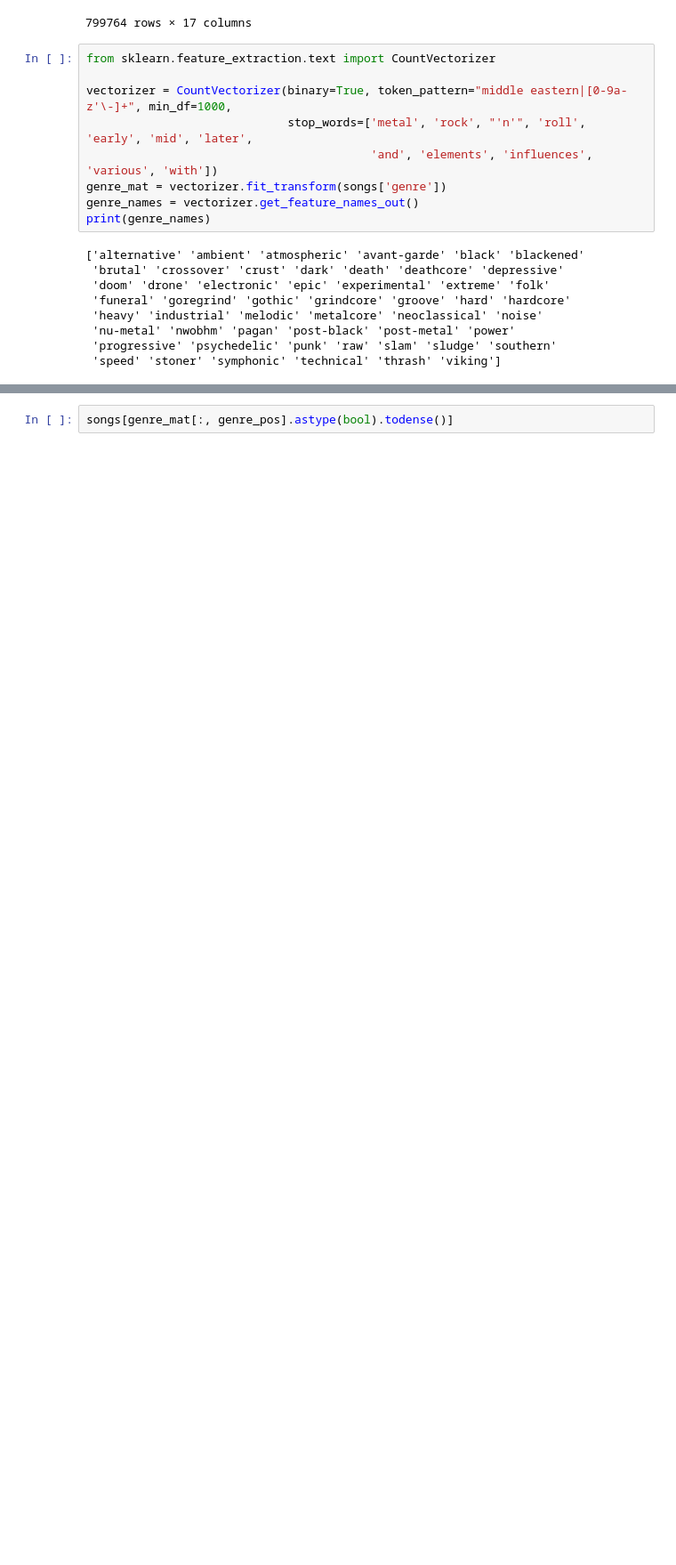
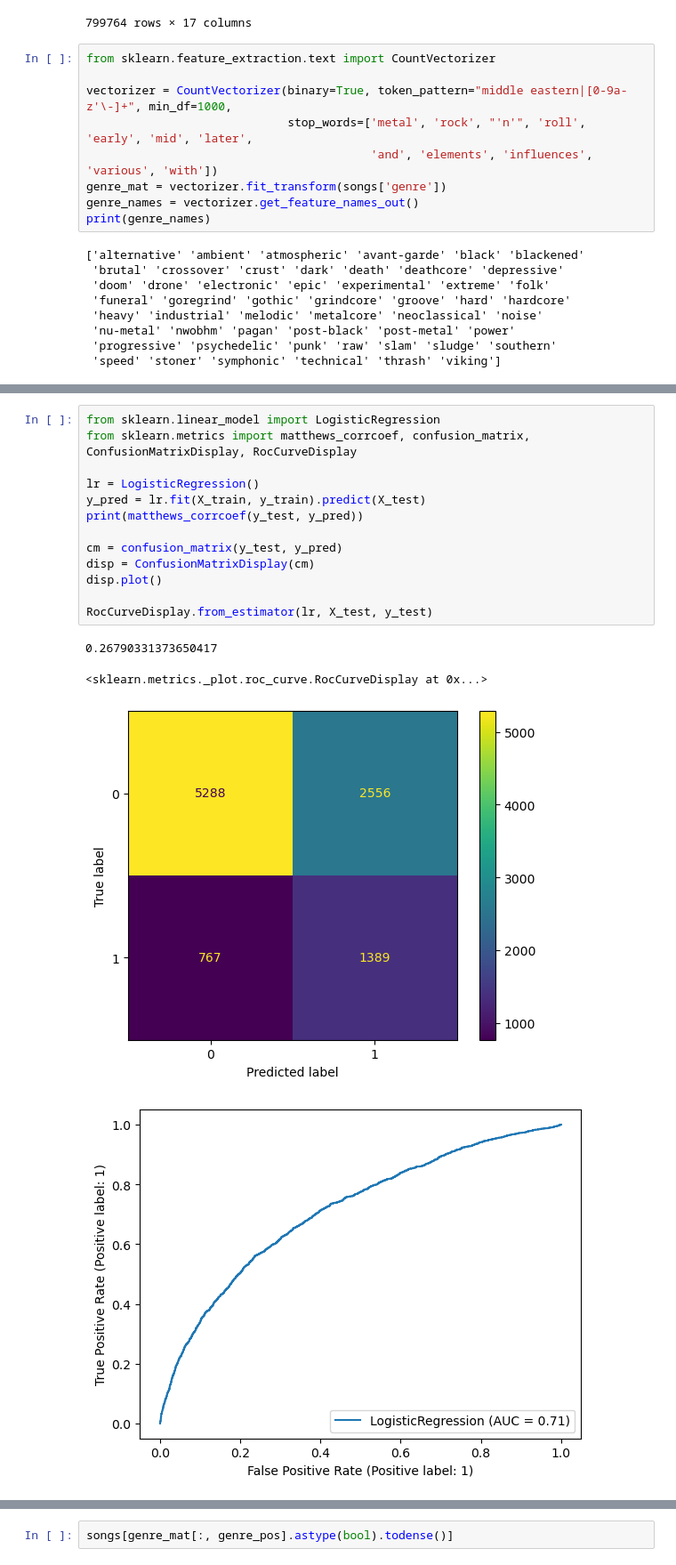
Before and after one commit to theta-lin/stats_102_final, a Jupyter notebook: lyrics_prediction.ipynb, the cells around one changed output, grey strips where cells are left out. Shown at 89% size. Cells and saved outputs as stored; diff of their text form; blank space fills up the shorter version.

```diff
--- a/lyrics_prediction.ipynb
+++ b/lyrics_prediction.ipynb
@@ -131,0 +280,18 @@ disp.plot()
+# %%
+from sklearn.linear_model import LogisticRegression
+from sklearn.metrics import matthews_corrcoef, confusion_matrix, ConfusionMatrixDisplay, RocCurveDisplay
+
+lr = LogisticRegression()
+y_pred = lr.fit(X_train, y_train).predict(X_test)
+print(matthews_corrcoef(y_test, y_pred))
+
+cm = confusion_matrix(y_test, y_pred)
+disp = ConfusionMatrixDisplay(cm)
+disp.plot()
+
+RocCurveDisplay.from_estimator(lr, X_test, y_test)
+# %% [output]
+0.26790331373650417
+<sklearn.metrics._plot.roc_curve.RocCurveDisplay at 0x...>
+[figure, added]
+[figure, added]
```
Also changed, not shown: parts of 24 cells of this notebook.
